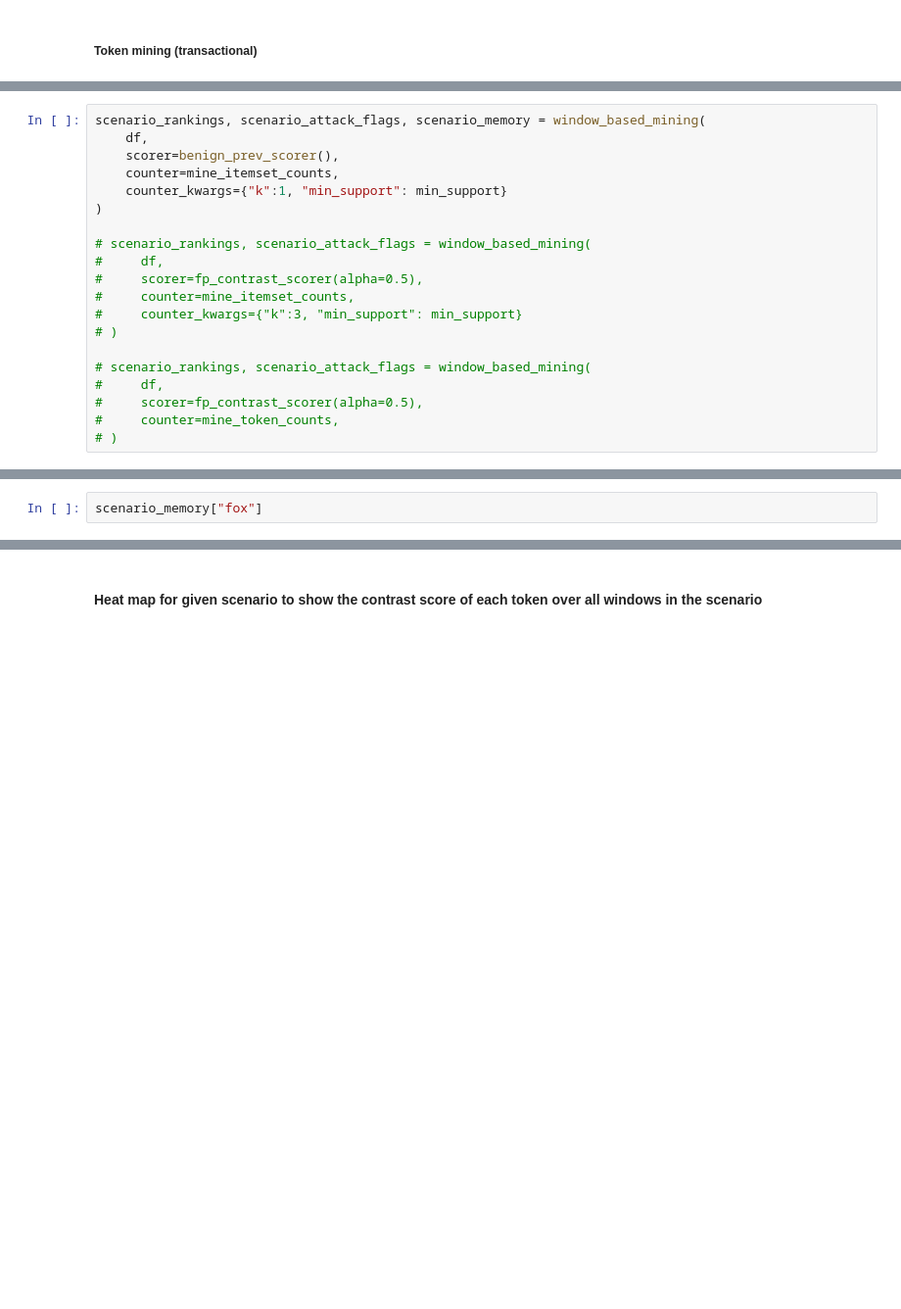
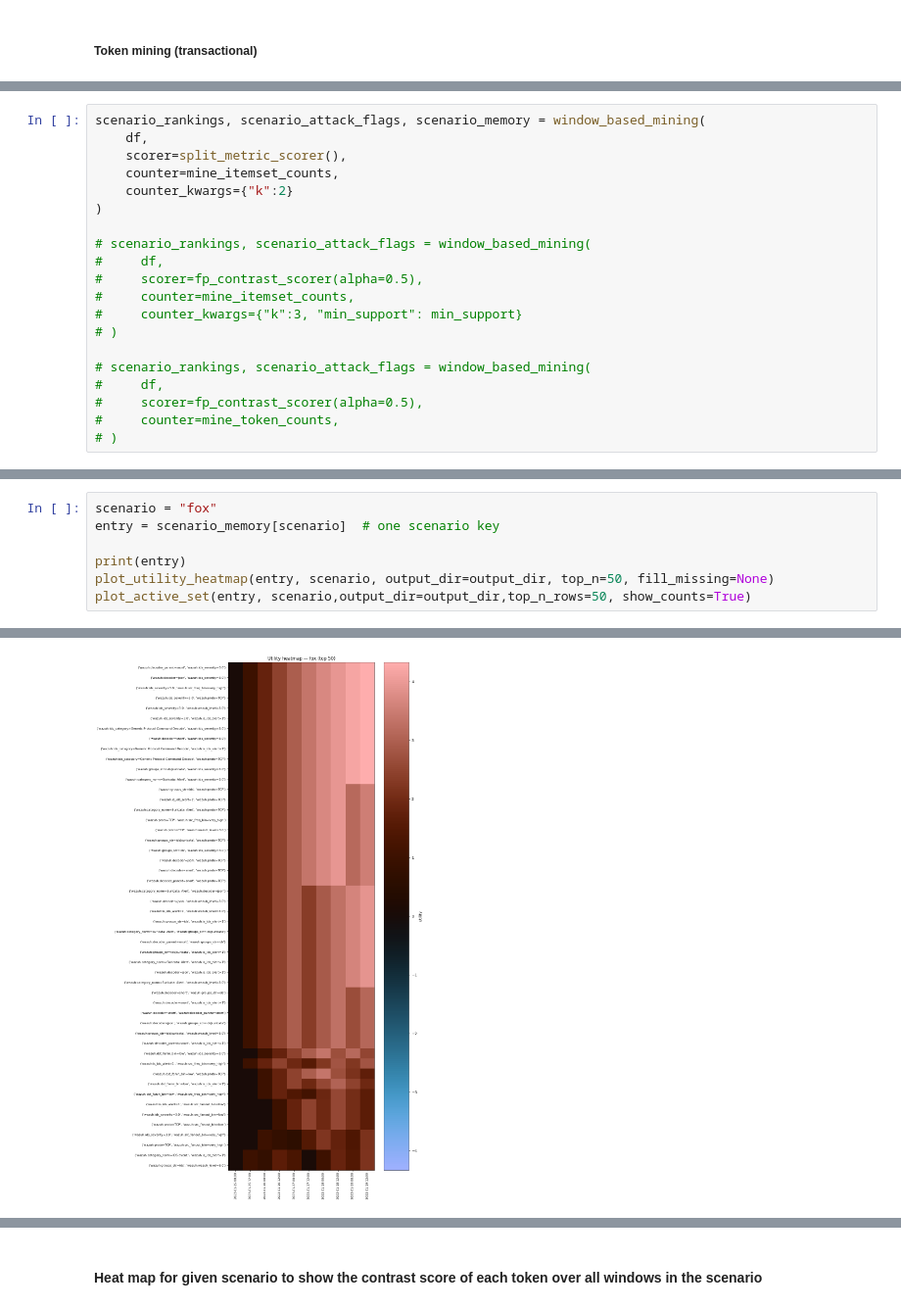
Before and after one commit to annaneliaa/msc-thesis, a Jupyter notebook: aact/mining.ipynb, the cells around one changed output, grey strips where cells are left out. Shown at 98% size. Cells and saved outputs as stored; diff of their text form; blank space fills up the shorter version.

```diff
--- a/aact/mining.ipynb
+++ b/aact/mining.ipynb
@@ -61,9 +61,9 @@ miner_name = "1-itemset"
 # %%
 scenario_rankings, scenario_attack_flags, scenario_memory = window_based_mining(
     df,
-    scorer=benign_prev_scorer(),
+    scorer=split_metric_scorer(),
     counter=mine_itemset_counts,
-    counter_kwargs={"k":1, "min_support": min_support}
+    counter_kwargs={"k":2}
 )
 
 # scenario_rankings, scenario_attack_flags = window_based_mining(
@@ -223,3 +90,8 @@ Window [2022-02-08 12:00:00+00:00, 2022-02-09 00:00:00+00:00)
 # %%
-scenario_memory["fox"]
+scenario = "fox"
+entry = scenario_memory[scenario]  # one scenario key
+
+print(entry)
+plot_utility_heatmap(entry, scenario, output_dir=output_dir, top_n=50, fill_missing=None)
+plot_active_set(entry, scenario,output_dir=output_dir,top_n_rows=50, show_counts=True)
 # %% [output]
@@ -242,0 +115 @@ scenario_memory["fox"]
+[figure, added]
```
Also changed, not shown: parts of 4 cells of this notebook, 2 other files.
